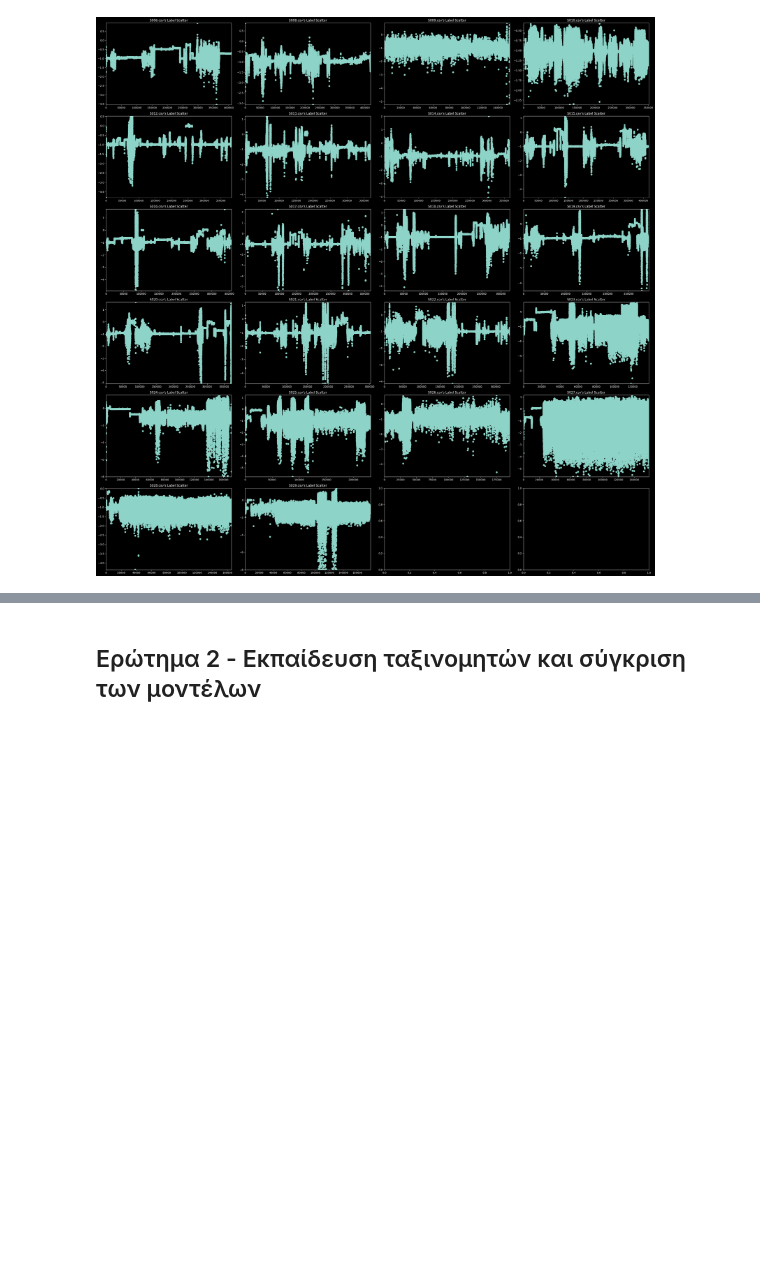
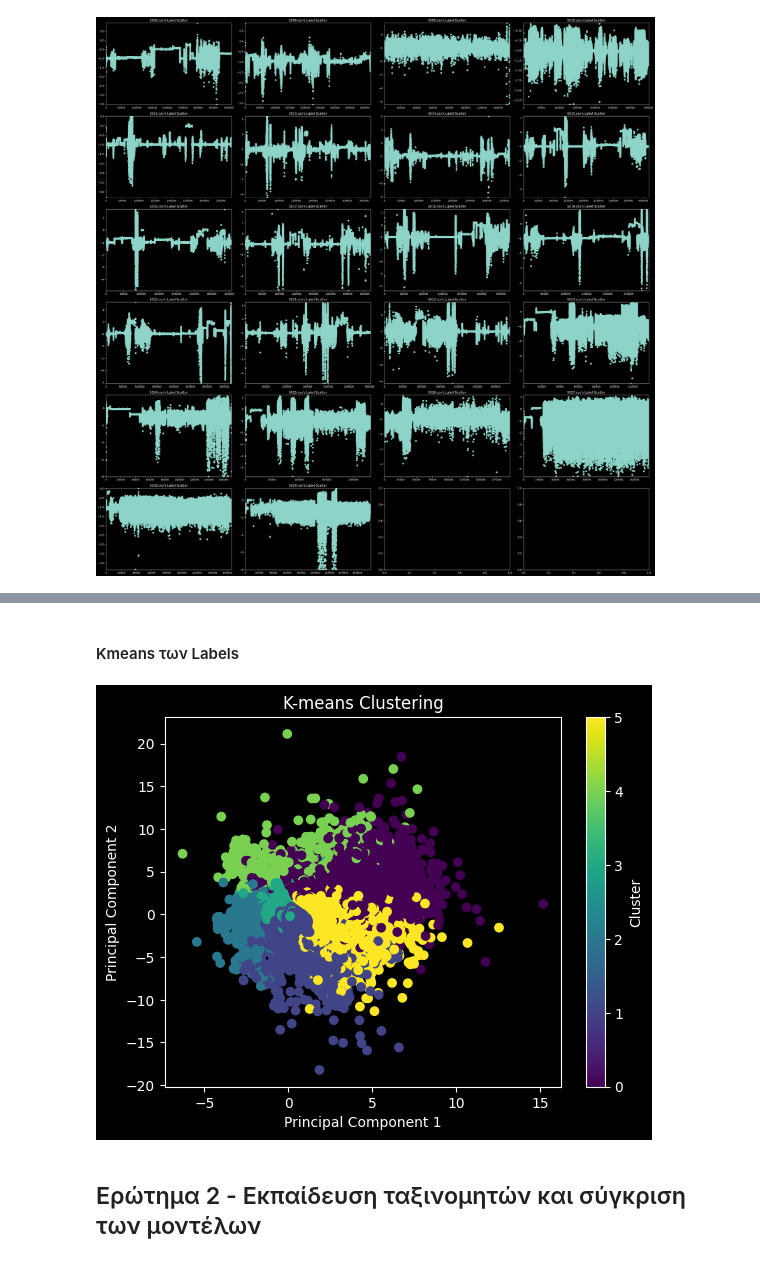
Before and after one commit to el-maestro78/Data-Mining-and-Machine-Learning, a Jupyter notebook: sln.ipynb, the cells around one changed output, grey strips where cells are left out. Drawn from its saved outputs; the diff is of its cells as text; code cells hidden in the pictures; blank space fills up the shorter version.

```diff
--- a/sln.ipynb
+++ b/sln.ipynb
@@ -343,3 +444,62 @@ plt.show()
+# %% [markdown]
+#### Kmeans των Labels
+# %%
+from sklearn.cluster import KMeans
+from sklearn.preprocessing import StandardScaler
+from sklearn.decomposition import PCA
+
+def read_csv(csv_files):
+
+    dataX = pd.DataFrame()
+    dataY = pd.DataFrame()
+    for csv_file in csv_files:
+        if os.path.exists(csv_file):
+            df = pd.read_csv(csv_file)
+
+            dataX = pd.concat([dataX, df.iloc[:, 1:7]], ignore_index=True)
+            dataY = pd.concat([dataY, df.iloc[:, -1]], ignore_index=True)
+
+        else:
+            print("File not found")
+
+    return dataX,dataY
+
+
+# Directory containing the CSV files
+directory = 'harth/'
+csv_pattern = '*.csv'
+
+# Find all CSV files in the directory
+csv_files = glob.glob(directory + csv_pattern)
+
+X, Y = read_csv(csv_files[0:5])
+
+# Transforming the data
+scaler = StandardScaler()
+normalized_features = scaler.fit_transform(X)
+
+# Creating the k-means clustering
+k = 6
+kmeans = KMeans(n_clusters=k, random_state=42)
+clusters = kmeans.fit_predict(normalized_features)
+
+X['cluster'] = clusters
+
+pca = PCA(n_components=2)
+reduced_features = pca.fit_transform(normalized_features)
+reduced_data = pd.DataFrame(reduced_features, columns=['PC1', 'PC2'])
+reduced_data['cluster'] = clusters
+
+# Creating the scatter plot
+import matplotlib.pyplot as plt
+plt.scatter(reduced_data['PC1'], reduced_data['PC2'], c=reduced_data['cluster'], cmap='viridis')
+plt.xlabel('Principal Component 1')
+plt.ylabel('Principal Component 2')
+plt.title('K-means Clustering')
+plt.colorbar(label='Cluster')
+plt.show()
+# %% [output]
+[figure, added]
 # %% [markdown]
 ## Ερώτημα 2 - Eκπαίδευση ταξινομητών και σύγκριση των μοντέλων
 # %% [markdown]
```
Also changed, not shown: parts of 33 cells of this notebook, 3 other files.
